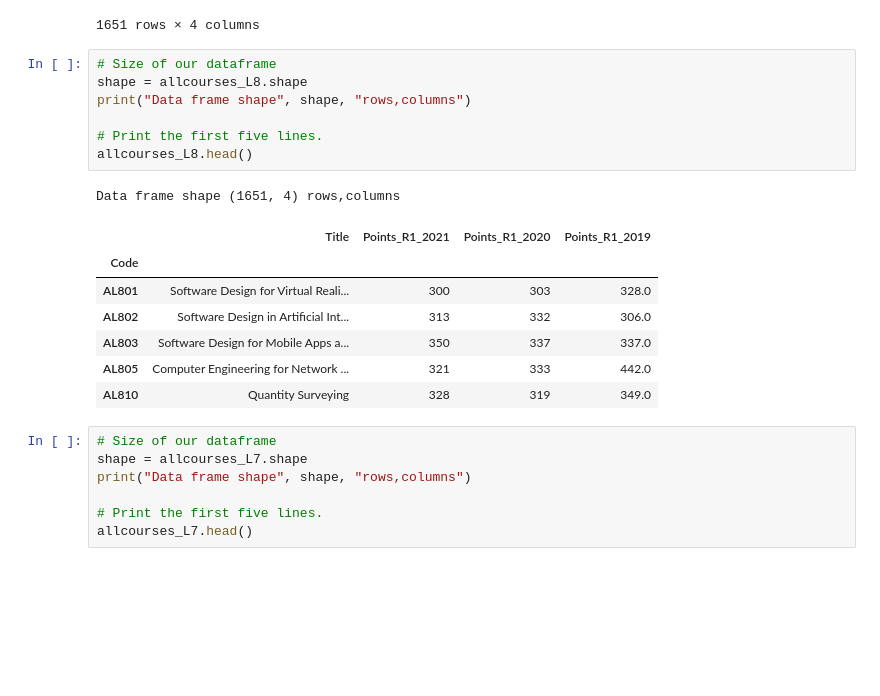
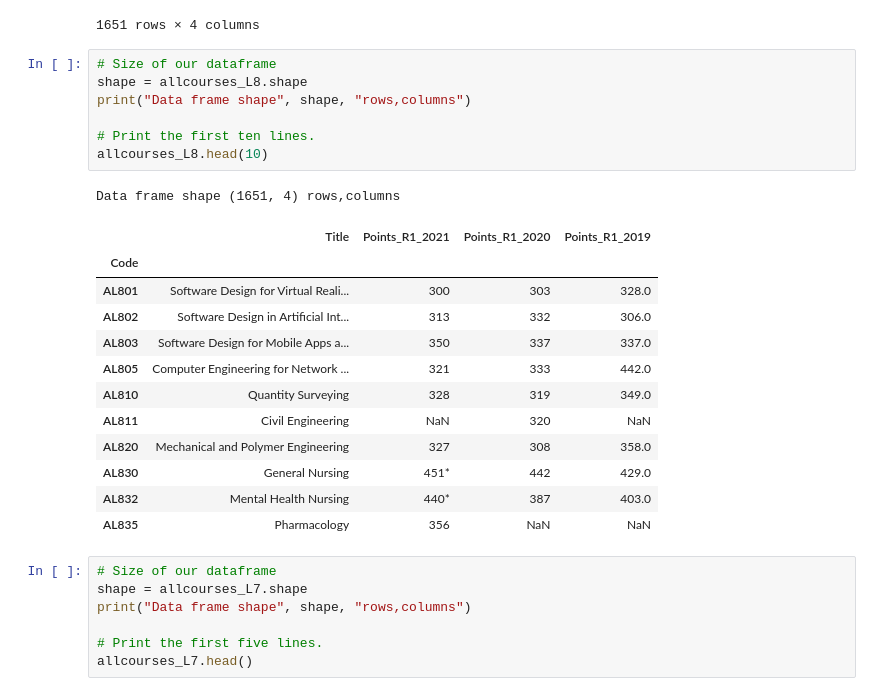
Before and after one commit to conor-mccaffrey/cao-points, a Jupyter notebook: cao-points-analysis.ipynb, the cells around one changed output. Saved outputs shown, nothing was run; the diff lists cells and outputs as text; blank space fills up the shorter version.

```diff
--- a/cao-points-analysis.ipynb
+++ b/cao-points-analysis.ipynb
@@ -932,19 +938,24 @@ allcourses_L8
 # %%
 # Size of our dataframe
 shape = allcourses_L8.shape
 print("Data frame shape", shape, "rows,columns")
 
-# Print the first five lines.
-allcourses_L8.head()
+# Print the first ten lines.
+allcourses_L8.head(10)
 # %% [output]
 Data frame shape (1651, 4) rows,columns
 |  | Title | Points_R1_2021 | Points_R1_2020 | Points_R1_2019 |
 | Code |  |  |  |  |
 | AL801 | Software Design for Virtual Reali... | 300 | 303 | 328.0 |
 | AL802 | Software Design in Artificial Int... | 313 | 332 | 306.0 |
 | AL803 | Software Design for Mobile Apps a... | 350 | 337 | 337.0 |
 | AL805 | Computer Engineering for Network ... | 321 | 333 | 442.0 |
 | AL810 | Quantity Surveying | 328 | 319 | 349.0 |
+| AL811 | Civil Engineering | NaN | 320 | NaN |
+| AL820 | Mechanical and Polymer Engineering | 327 | 308 | 358.0 |
+| AL830 | General Nursing | 451* | 442 | 429.0 |
+| AL832 | Mental Health Nursing | 440* | 387 | 403.0 |
+| AL835 | Pharmacology | 356 | NaN | NaN |
 # %%
 # Size of our dataframe
 shape = allcourses_L7.shape
```
Also changed, not shown: parts of 23 cells of this notebook, 12 other files.
